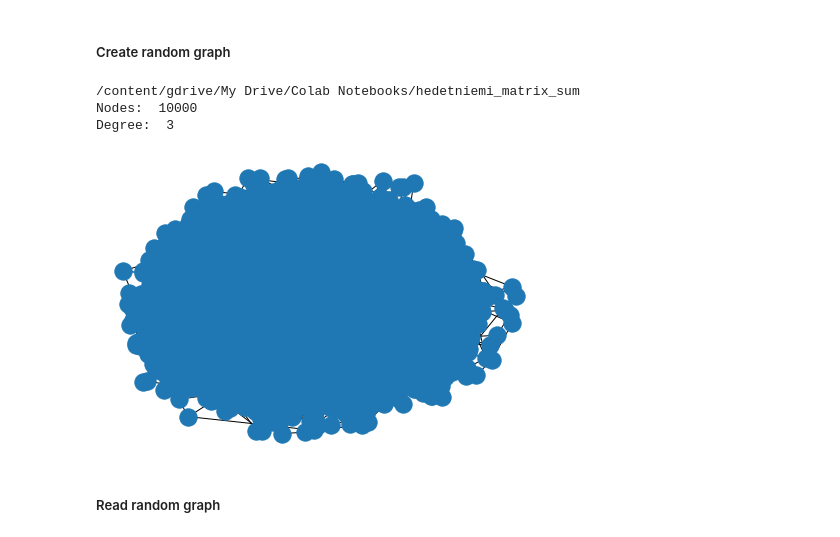
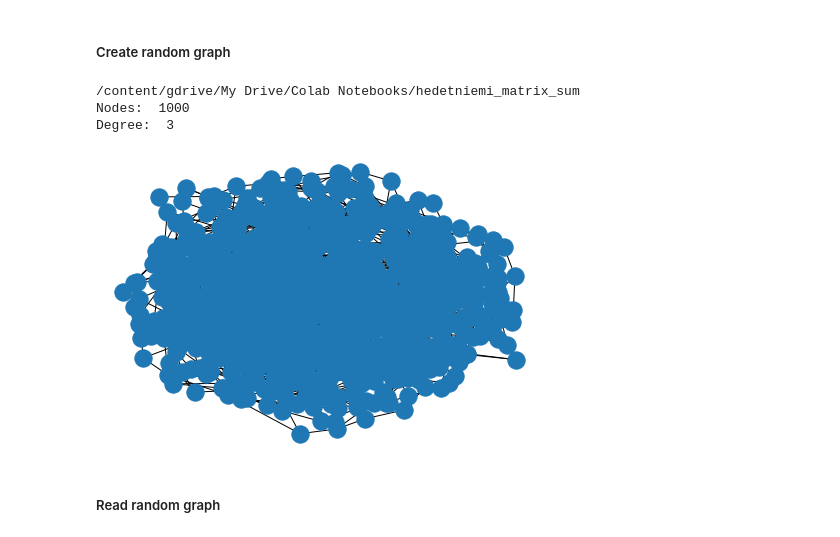
Before and after one commit to linyuehzzz/shortest_distance, a Jupyter notebook: hedetniemi_distance.ipynb, the cells around one changed output. Saved outputs shown, nothing was run; the diff lists cells and outputs as text; code cells hidden in the pictures.

```diff
--- a/hedetniemi_distance.ipynb
+++ b/hedetniemi_distance.ipynb
@@ -31,25 +45,25 @@ data = [[1, 2, 30], [1, 4, 30], [1, 9, 40],
 # %%
 %cd '/content/gdrive/My Drive/Colab Notebooks/hedetniemi_matrix_sum'
 import networkx as nx
 import random
 
 ## Number of nodes (100/1,000/10,000/100,000/1,000,000)
-nodes = 100
+nodes = 1000
 print('Nodes: ', nodes)
 ## Total degree
 degree = 3
 print('Degree: ', degree)
 
 G = nx.random_regular_graph(degree,nodes)
 for (u, v) in G.edges():
     G.edges[u,v]['weight'] = random.uniform(1,100)
 nx.draw(G)
 nx.write_weighted_edgelist(G, 'graph_n' + str(nodes) + '_d' + str(degree) + '.txt')
 # %% [output]
 /content/gdrive/My Drive/Colab Notebooks/hedetniemi_matrix_sum
-Nodes:  10000
+Nodes:  1000
 Degree:  3
-[figure, old version]
+[figure, new version]
 # %% [markdown]
 ##### Read random graph
 # %%
```
Also changed, not shown: parts of 17 cells of this notebook.
